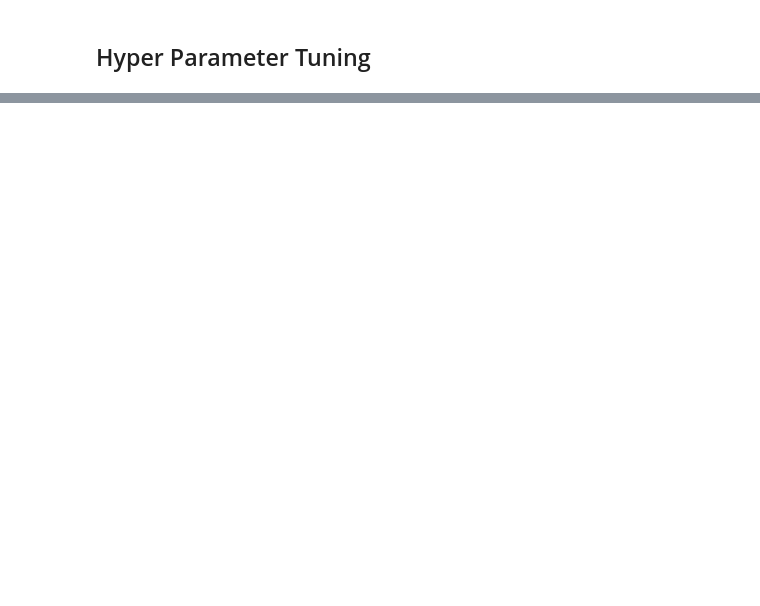
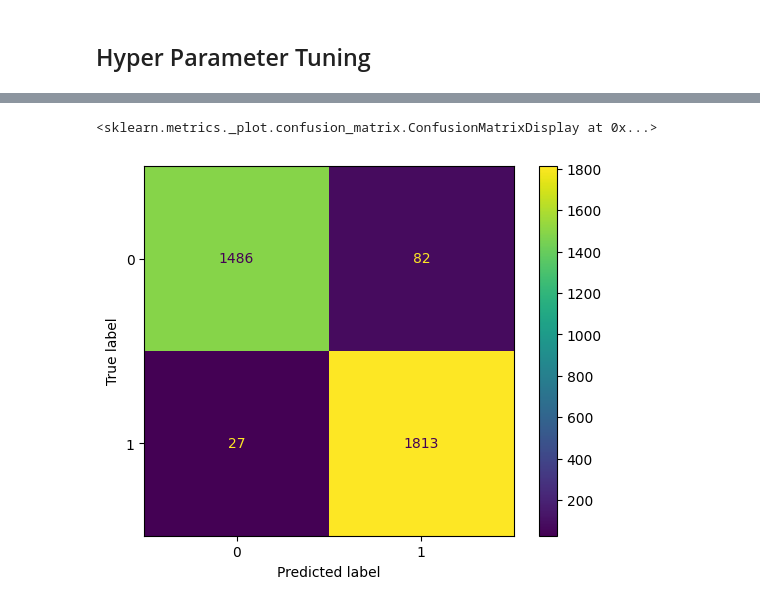
Before and after one commit to aydiegithub/mlops-us-visa-status, a Jupyter notebook: notebook/Feature_Engineering_Model_Training.ipynb, the cells around one changed output, grey strips where cells are left out. Cells and saved outputs as stored; diff of their text form; code cells hidden in the pictures; blank space fills up the shorter version.

Commit message:
Updated Traing Notebook

```diff
--- a/notebook/Feature_Engineering_Model_Training.ipynb
+++ b/notebook/Feature_Engineering_Model_Training.ipynb
@@ -374,0 +392,21 @@ base_model_report[:3]
+# %%
+randomcv_models = [
+    ('XGBoost', XGBClassifier(), xgboost_param),
+    ('RF', RandomForestClassifier(), rf_param),
+    ('KNN', KNeighborsClassifier(), knn_param)
+]
+# %%
+from sklearn.model_selection import RandomizedSearchCV
+
+model_param = {}
+
+for name, model, params in randomcv_models:
+    random = RandomizedSearchCV(estimator=model,
+                                param_distributions=params,
+                                n_iter = 100,
+                                cv = 3,
+                                verbose = 2,
+                                n_jobs = -1)
+
+    random.fit(X_res, y_res)
+    model_param[name] = random.best_params_
@@ -374,0 +488,9 @@ base_model_report[:3]
+# %%
+best_model = KNeighborsClassifier(**model_param['KNN'])
+best_model = best_model.fit(X_train, y_train)
+y_pred = best_model.predict(X_test)
+score = accuracy_score(y_test, y_pred)
+cr = classification_report(y_test, y_pred)
+
+print('Accuracy score: ', round(score * 100, 2), end = '\n\n')
+print(cr)
@@ -374,0 +508,6 @@ base_model_report[:3]
+# %%
+from sklearn.metrics import ConfusionMatrixDisplay
+ConfusionMatrixDisplay.from_estimator(best_model, X_test, y_test)
+# %% [output]
+<sklearn.metrics._plot.confusion_matrix.ConfusionMatrixDisplay at 0x...>
+[figure, added]
```
Also changed, not shown: parts of 12 cells of this notebook, 3 other files.
